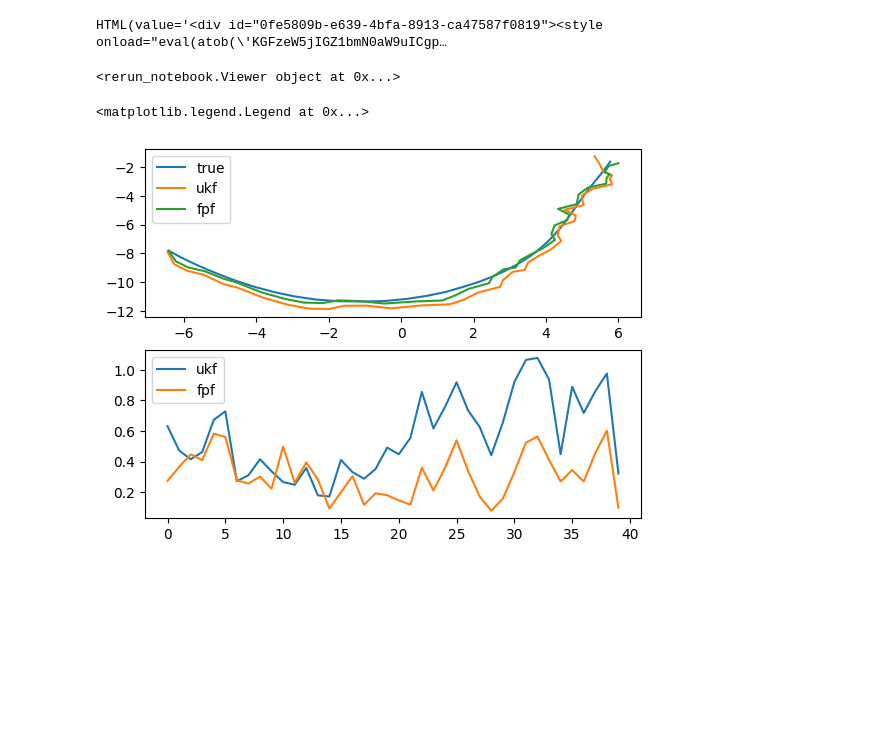
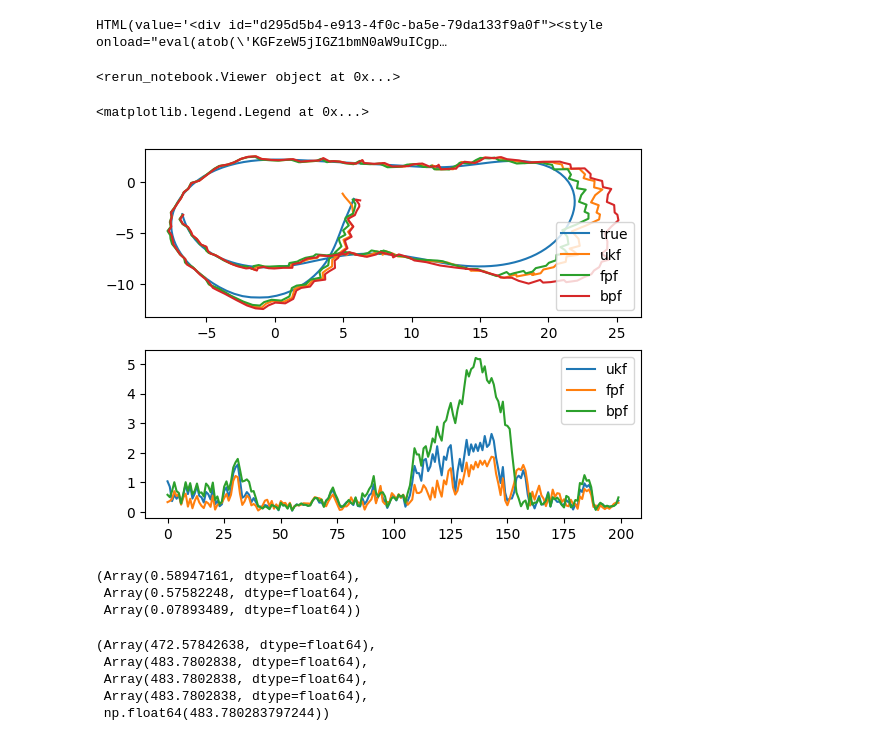
Before and after one commit to zp-yang/baja, a Jupyter notebook: notebooks/fpf_test.ipynb, the cells around one changed output. Saved outputs shown, nothing was run; the diff lists cells and outputs as text; code cells hidden in the pictures; blank space fills up the shorter version.

```diff
--- a/notebooks/fpf_test.ipynb
+++ b/notebooks/fpf_test.ipynb
@@ -51,15 +55,37 @@ filter_fpf = fpf.FPF(
     num_particles=n_particles,
     Q=Q,
     R=R,
-    flow_steps=50,
+    flow_steps=30,
 )
+
+n_particles = 1000
+init_state = np.hstack(
+    [
+        rng.normal(target_pos[0], size=(n_particles, 3)),
+        rng.uniform(-1, 1, (n_particles, 3)),
+    ]
+)
+state_bpf = ParticleState(init_state, np.ones(n_particles)/ n_particles, key)
+filter_bpf = pf.ParticleFilter(
+    f=dynamics_fn,
+    h=meas_fn,
+    num_particles=n_particles,
+    Q=Q,
+    R=R,
+    # flow_steps=50,
+)
 # %%
 rr.init("traj_vis")
+# rr.connect_grpc()
+
 ukf_hist = []
 ukf_hist.append(state_ukf)
 
 fpf_hist = []
 fpf_hist.append(state_fpf)
+
+bpf_hist = []
+bpf_hist.append(state_bpf)
 
 rr.log(
     "sensors/location",
@@ -88,7 +114,7 @@ rr.log(
 rr.log("traj/cloud_fpf", rr.Points3D(positions=state_fpf.particles[:, :3]))
 
 
-for i in range(40):
+for i in range(seq_len):
     rr.set_time("step", sequence=i)
     key, sub_key = jr.split(key)
     true_pos = target_pos[i, :]
@@ -110,6 +136,9 @@ for i in range(40):
     state_fpf, flow_states = filter_fpf.run_step(state_fpf, meas_noisy)
     fpf_hist.append(state_fpf)
 
+    state_bpf = filter_bpf.run_step(state_bpf, meas_noisy)
+    bpf_hist.append(state_bpf)
+
     rr.log("traj/ukf", rr.Points3D(positions=state_ukf.mean[:3], radii=[0.2]))
     rr.log("traj/cloud_fpf", rr.Points3D(positions=state_fpf.particles[:, :3]))
     p_flow = flow_states[0][..., :3].transpose(1, 0, 2)
@@ -117,23 +146,54 @@ for i in range(40):
         "traj/homotopy_flow",
         rr.LineStrips3D(strips=np.array(p_flow), radii=[0.01] * n_particles),
     )
+    rr.log("traj/cloud_bpf", rr.Points3D(positions=state_bpf.particles[:, :3]))
+
 
 rr.notebook_show(width=960, height=720)
 # %% [output]
-HTML(value='<div id="0fe5809b-e639-4bfa-8913-ca47587f0819"><style onload="eval(atob(\'KGFzeW5jIGZ1bmN0aW9uICgp…
+HTML(value='<div id="d295d5b4-e913-4f0c-ba5e-79da133f9a0f"><style onload="eval(atob(\'KGFzeW5jIGZ1bmN0aW9uICgp…
 <rerun_notebook.Viewer object at 0x...>
 # %%
 ukf_est = np.array([s.mean for s in ukf_hist])
 fpf_est = np.array([s.mean for s in fpf_hist])
+bpf_est = np.array([s.mean for s in bpf_hist])
+
 fig = plt.figure()
 axs = fig.subplots(2,1).flatten()
-axs[0].plot(target_pos[:40, 0], target_pos[:40, 1], label='true')
+axs[0].plot(target_pos[:, 0], target_pos[:, 1], label='true')
 axs[0].plot(ukf_est[1:,0], ukf_est[1:, 1], label='ukf')
 axs[0].plot(fpf_est[1:,0], fpf_est[1:, 1], label='fpf')
+axs[0].plot(bpf_est[1:,0], bpf_est[1:, 1], label='bpf')
+
 axs[0].legend()
-axs[1].plot(np.linalg.norm(ukf_est[1:,:3] - target_pos[:40], axis=1), label='ukf')
-axs[1].plot(np.linalg.norm(fpf_est[1:,:3] - target_pos[:40], axis=1), label='fpf')
+axs[1].plot(np.linalg.norm(ukf_est[1:,:3] - target_pos, axis=1), label='ukf')
+axs[1].plot(np.linalg.norm(fpf_est[1:,:3] - target_pos, axis=1), label='fpf')
+axs[1].plot(np.linalg.norm(bpf_est[1:,:3] - target_pos, axis=1), label='bpf')
 axs[1].legend()
 # %% [output]
 <matplotlib.legend.Legend at 0x...>
-[figure, old version]
+[figure, new version]
+# %%
+import jax
+h = meas_fn
+h_vmap = jax.vmap(h)
+h_hat = jnp.mean(h_vmap(init_state), axis=0)
+h_var = jnp.var(h_vmap(init_state))
+# h_hat, h_var
+dh2 = jnp.mean(jnp.sum(h_vmap(init_state) ** 2, axis=1))
+dh2, jnp.linalg.norm(h_hat)**2, jnp.var(h_vmap(init_state))
+# %% [output]
+(Array(0.58947161, dtype=float64),
+ Array(0.57582248, dtype=float64),
+ Array(0.07893489, dtype=float64))
+# %%
+z_pred = h_vmap(init_state)
+R_inv = np.linalg.inv(R)
+
+h_hat @ R_inv @ h_hat, jnp.mean(jnp.sum(((z_pred @ R_inv) * z_pred), axis=1)), jnp.mean(jnp.array([z @ R_inv @ z for z in z_pred])), jnp.mean(jax.vmap(lambda z: z @ R_inv @ z)(z_pred)), np.mean(np.array([z @ R_inv @ z for z in z_pred]))
+# %% [output]
+(Array(472.57842638, dtype=float64),
+ Array(483.7802838, dtype=float64),
+ Array(483.7802838, dtype=float64),
+ Array(483.7802838, dtype=float64),
+ np.float64(483.780283797244))
```
Also changed, not shown: parts of 2 cells of this notebook, 3 other files.
